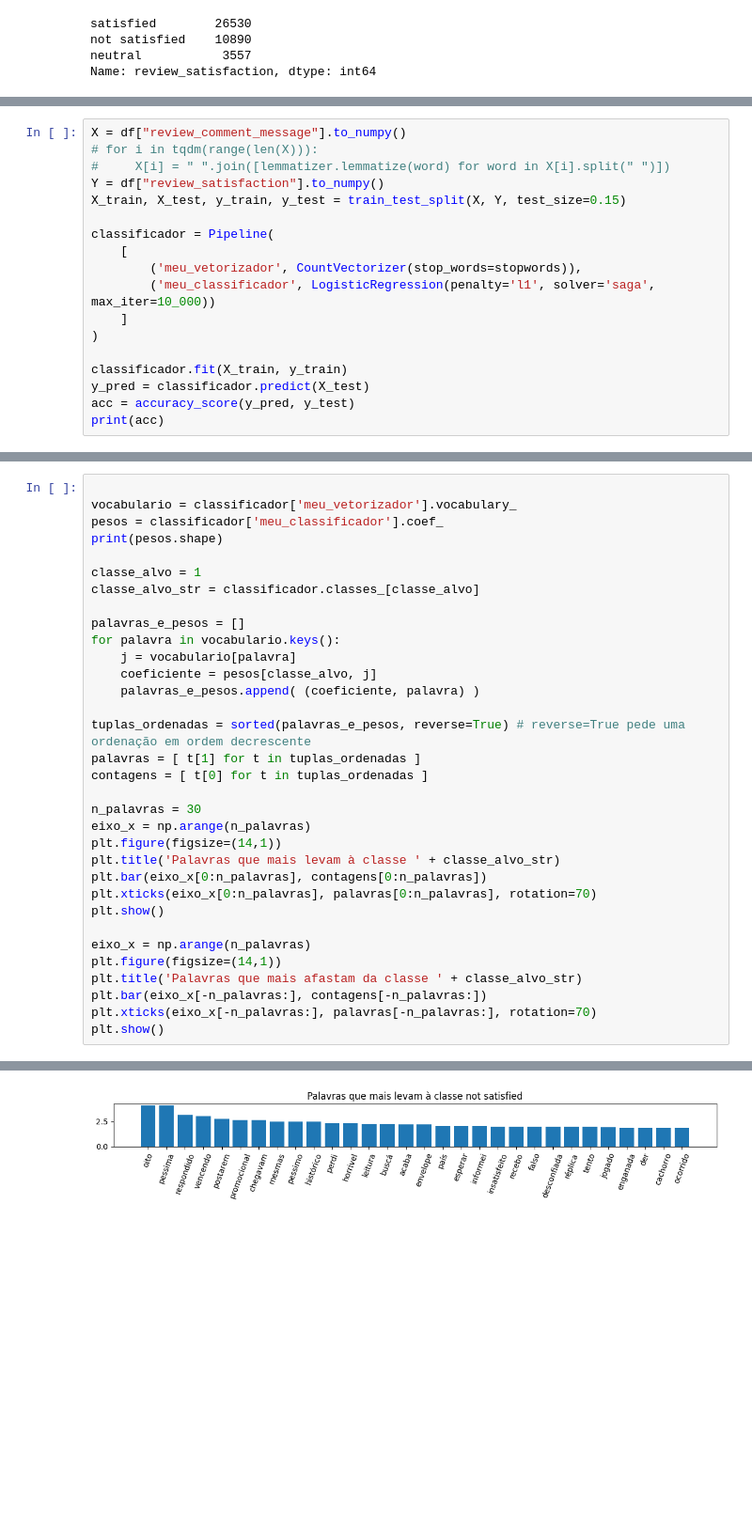
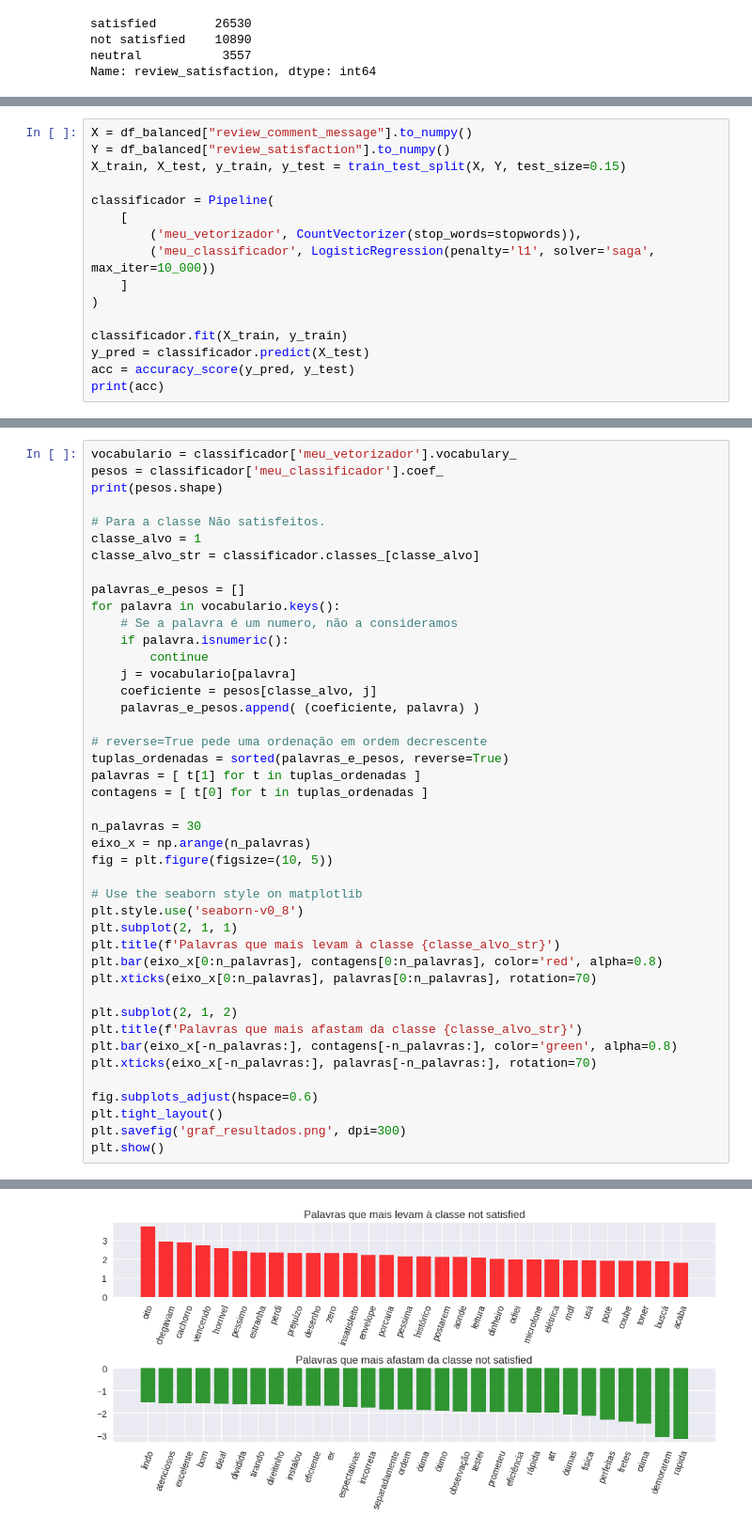
Before and after one commit to RicardoRibeiroRodrigues/AI_NLP, a Jupyter notebook: ai.ipynb, the cells around one changed output, grey strips where cells are left out. Shown at 94% size. Drawn from its saved outputs; the diff is of its cells as text; blank space fills up the shorter version.

```diff
--- a/ai.ipynb
+++ b/ai.ipynb
@@ -125,10 +124,8 @@ not satisfied    10890
 neutral           3557
 Name: review_satisfaction, dtype: int64
 # %%
-X = df["review_comment_message"].to_numpy()
-# for i in tqdm(range(len(X))):
-#     X[i] = " ".join([lemmatizer.lemmatize(word) for word in X[i].split(" ")])
-Y = df["review_satisfaction"].to_numpy()
+X = df_balanced["review_comment_message"].to_numpy()
+Y = df_balanced["review_satisfaction"].to_numpy()
 X_train, X_test, y_train, y_test = train_test_split(X, Y, test_size=0.15)
 
 classificador = Pipeline(
@@ -173,34 +156,44 @@ plt.show()
 # %%
-
 vocabulario = classificador['meu_vetorizador'].vocabulary_
 pesos = classificador['meu_classificador'].coef_
 print(pesos.shape)
 
+# Para a classe Não satisfeitos.
 classe_alvo = 1
 classe_alvo_str = classificador.classes_[classe_alvo]
 
 palavras_e_pesos = []
 for palavra in vocabulario.keys():
+    # Se a palavra é um numero, não a consideramos
+    if palavra.isnumeric():
+        continue
     j = vocabulario[palavra]
     coeficiente = pesos[classe_alvo, j]
     palavras_e_pesos.append( (coeficiente, palavra) )
 
-tuplas_ordenadas = sorted(palavras_e_pesos, reverse=True) # reverse=True pede uma ordenação em ordem decrescente
+# reverse=True pede uma ordenação em ordem decrescente
+tuplas_ordenadas = sorted(palavras_e_pesos, reverse=True)
 palavras = [ t[1] for t in tuplas_ordenadas ]
 contagens = [ t[0] for t in tuplas_ordenadas ]
 
 n_palavras = 30
 eixo_x = np.arange(n_palavras)
-plt.figure(figsize=(14,1))
-plt.title('Palavras que mais levam à classe ' + classe_alvo_str)
-plt.bar(eixo_x[0:n_palavras], contagens[0:n_palavras])
+fig = plt.figure(figsize=(10, 5))
+
+# Use the seaborn style on matplotlib
+plt.style.use('seaborn-v0_8')
+plt.subplot(2, 1, 1)
+plt.title(f'Palavras que mais levam à classe {classe_alvo_str}')
+plt.bar(eixo_x[0:n_palavras], contagens[0:n_palavras], color='red', alpha=0.8)
 plt.xticks(eixo_x[0:n_palavras], palavras[0:n_palavras], rotation=70)
+
+plt.subplot(2, 1, 2)
+plt.title(f'Palavras que mais afastam da classe {classe_alvo_str}')
+plt.bar(eixo_x[-n_palavras:], contagens[-n_palavras:], color='green', alpha=0.8)
+plt.xticks(eixo_x[-n_palavras:], palavras[-n_palavras:], rotation=70)
+
+fig.subplots_adjust(hspace=0.6)
+plt.tight_layout()
+plt.savefig('graf_resultados.png', dpi=300)
 plt.show()
-
-eixo_x = np.arange(n_palavras)
-plt.figure(figsize=(14,1))
-plt.title('Palavras que mais afastam da classe ' + classe_alvo_str)
-plt.bar(eixo_x[-n_palavras:], contagens[-n_palavras:])
-plt.xticks(eixo_x[-n_palavras:], palavras[-n_palavras:], rotation=70)
-plt.show()
 # %% [output]
@@ -208 +201 @@ plt.show()
-[figure, old version]
+[figure, new version]
```
Also changed, not shown: parts of 14 cells of this notebook, 1 other file.
